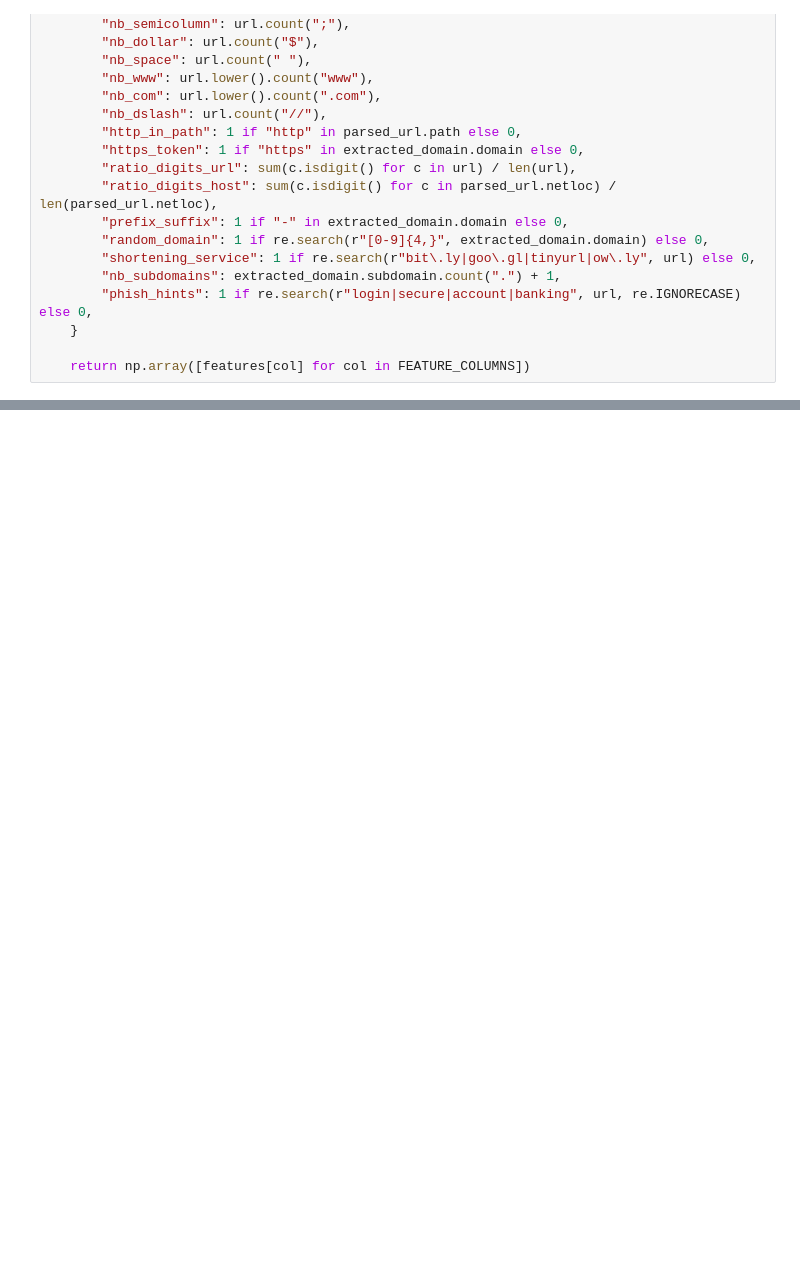
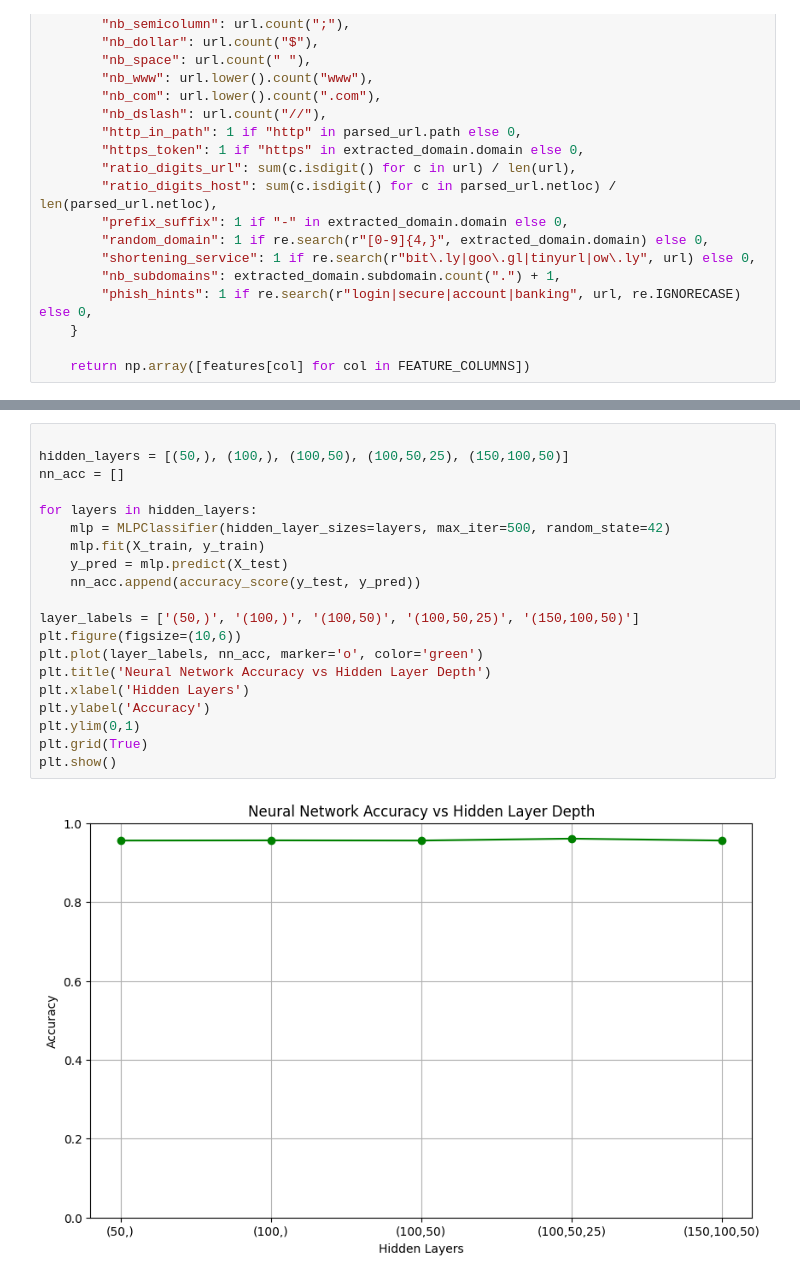
Before and after one commit to ShiraniAgarwal/PhishGuard-A-URL-Based-Machine-Learning-Approach-for-Phishing-Detection, a Jupyter notebook: phishing-detection.ipynb, the cells around one changed output, grey strips where cells are left out. Cells and saved outputs as stored; diff of their text form; blank space fills up the shorter version.

```diff
--- a/phishing-detection.ipynb
+++ b/phishing-detection.ipynb
@@ -179,0 +926,22 @@ if st.button("Check URL"):
+# %%
+
+hidden_layers = [(50,), (100,), (100,50), (100,50,25), (150,100,50)]
+nn_acc = []
+
+for layers in hidden_layers:
+    mlp = MLPClassifier(hidden_layer_sizes=layers, max_iter=500, random_state=42)
+    mlp.fit(X_train, y_train)
+    y_pred = mlp.predict(X_test)
+    nn_acc.append(accuracy_score(y_test, y_pred))
+
+layer_labels = ['(50,)', '(100,)', '(100,50)', '(100,50,25)', '(150,100,50)']
+plt.figure(figsize=(10,6))
+plt.plot(layer_labels, nn_acc, marker='o', color='green')
+plt.title('Neural Network Accuracy vs Hidden Layer Depth')
+plt.xlabel('Hidden Layers')
+plt.ylabel('Accuracy')
+plt.ylim(0,1)
+plt.grid(True)
+plt.show()
+# %% [output]
+[figure, added]
```
Also changed, not shown: parts of 38 cells of this notebook.
